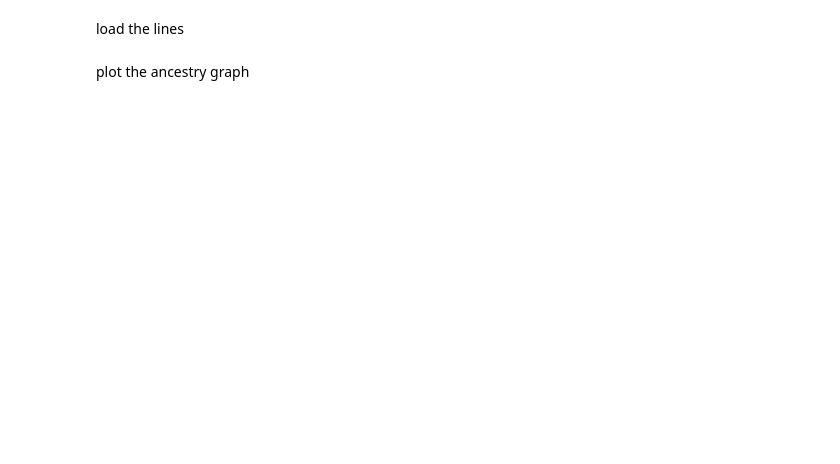
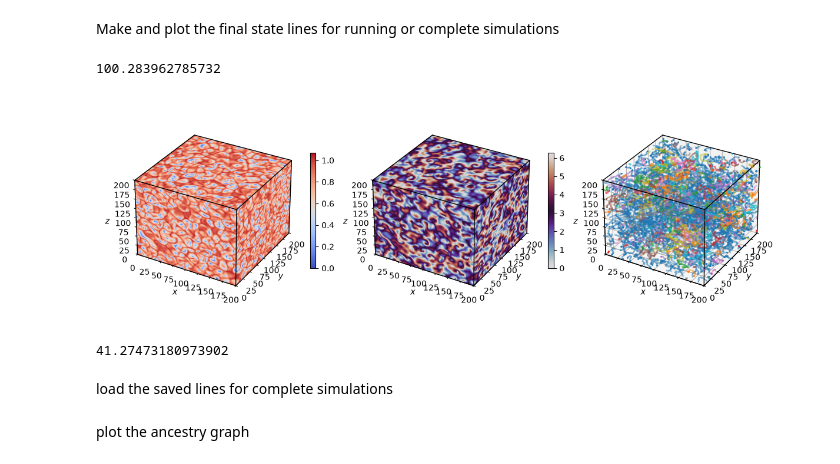
Before and after one commit to znicolaou/rdcu, a Jupyter notebook: plotlines.ipynb, the cells around one changed output. Saved outputs shown, nothing was run; the diff lists cells and outputs as text; code cells hidden in the pictures; blank space fills up the shorter version.

```diff
--- a/plotlines.ipynb
+++ b/plotlines.ipynb
@@ -157,4 +68,20 @@ final time: 1000.005200
+# %% [markdown]
+Make and plot the final state lines for running or complete simulations
+# %%
+start=timeit.default_timer()
+line=ml.savelines(0,'%sfs.dat'%(filebase),Ns,Ls,0,1024)
+stop=timeit.default_timer()
+print(stop-start)
+
+start=timeit.default_timer()
+an.makeplot(0, Ns, Ls, faces=faces, lines=[line], cids=[[i%len(an.colors) for i in range(len(line))]], Rmax=Rmax, show=True, save=False)
+stop=timeit.default_timer()
+print(stop-start)
+# %% [output]
+100.283962785732
+[figure, added]
+41.27473180973902
 # %% [markdown]
-load the lines
+load the saved lines for complete simulations
 # %%
 file=open('%slines.dat'%filebase, 'rb')
```
Also changed, not shown: parts of 14 cells of this notebook, 9 other files.
